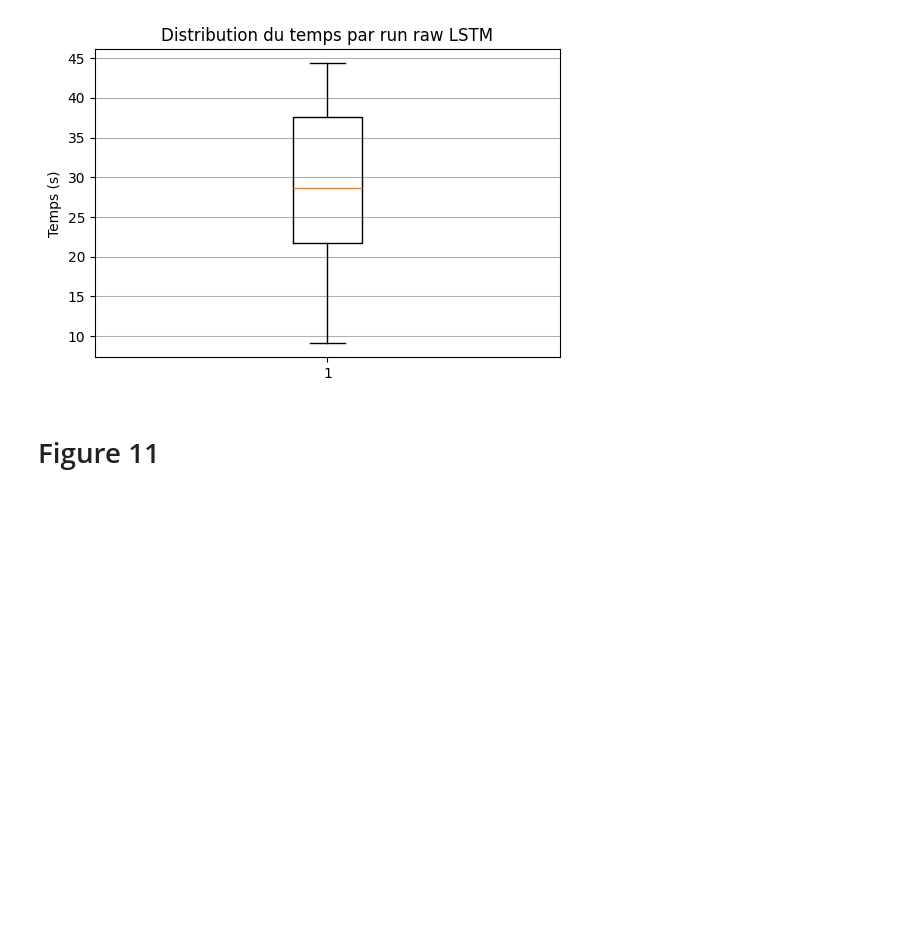
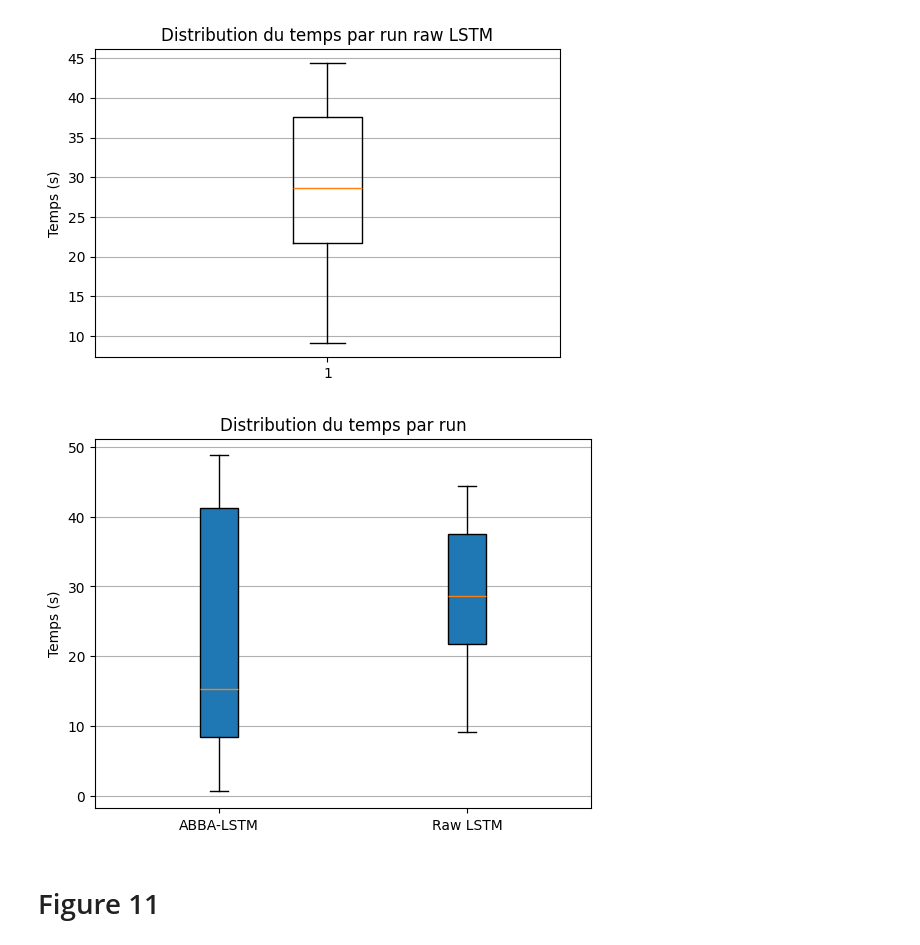
Before and after one commit to VSmague/ABBA_LSTM, a Jupyter notebook: notebook.ipynb, the cells around one changed output. Drawn from its saved outputs; the diff is of its cells as text; code cells hidden in the pictures; blank space fills up the shorter version.

```diff
--- a/notebook.ipynb
+++ b/notebook.ipynb
@@ -411,6 +411,21 @@ plt.show()
 [figure]
 [figure]
 [figure]
+# %%
+plt.boxplot(
+    [time_vals_abba, time_vals_lstm],
+    labels=["ABBA-LSTM", "Raw LSTM"],
+    vert=True,
+    patch_artist=True
+)
+
+plt.ylabel("Temps (s)")
+plt.title("Distribution du temps par run")
+plt.grid(True, axis="y")
+
+plt.show()
+# %% [output]
+[figure, added]
 # %% [markdown]
 # Figure 11
 # %%
```
Also changed, not shown: parts of 5 cells of this notebook.
